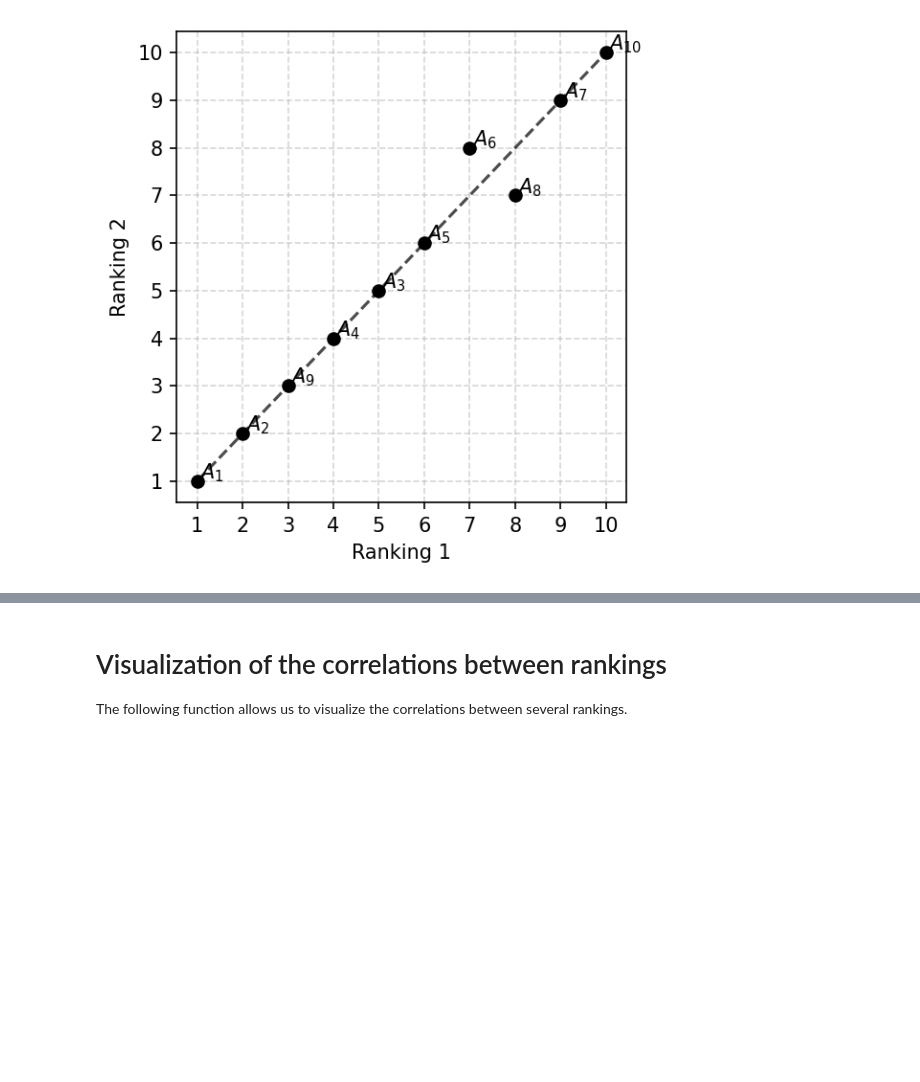
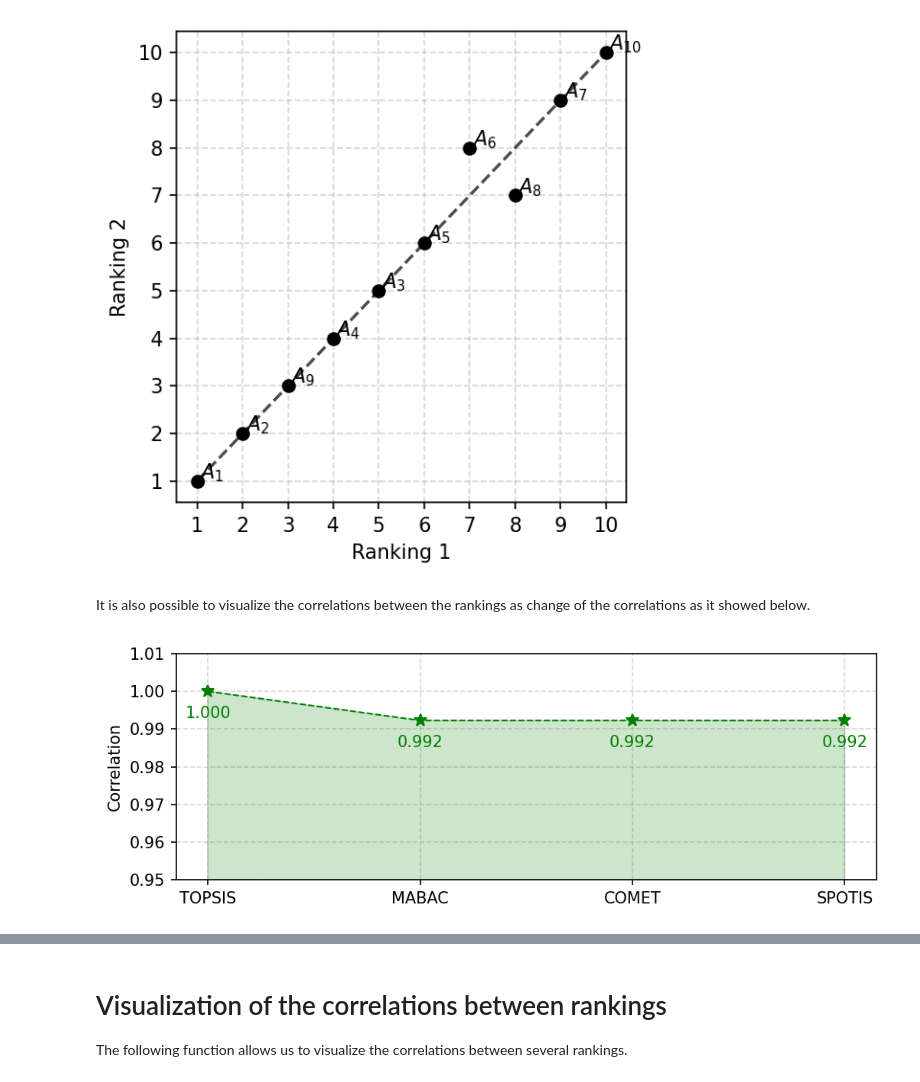
Before and after one commit to kotbaton/pymcdm, a Jupyter notebook: examples/Example.ipynb, the cells around one changed output, grey strips where cells are left out. Saved outputs shown, nothing was run; the diff lists cells and outputs as text; code cells hidden in the pictures; blank space fills up the shorter version.

```diff
--- a/examples/Example.ipynb
+++ b/examples/Example.ipynb
@@ -202,3 +203,16 @@ plt.savefig('images/ranking_scatter.pdf', bbox_inches='tight')
 plt.show()
 # %% [output]
 [figure]
+# %% [markdown]
+It is also possible to visualize the correlations between the rankings as change of the correlations as it showed below.
+# %%
+corrs = []
+for r in ranks:
+    corrs.append(weighted_spearman(ranks[0], r))
+
+fig, ax = plt.subplots(figsize=(7, 2.5), dpi=150, tight_layout=True)
+visuals.correlation_plot(corrs, ylim=(0.95, 1.01), space_multiplier=0.5, labels=method_names, ax=ax)
+plt.savefig('images/correlation_plot.pdf', bbox_inches='tight')
+plt.show()
+# %% [output]
+[figure, added]
```
Also changed, not shown: parts of 10 cells of this notebook, 21 other files.
